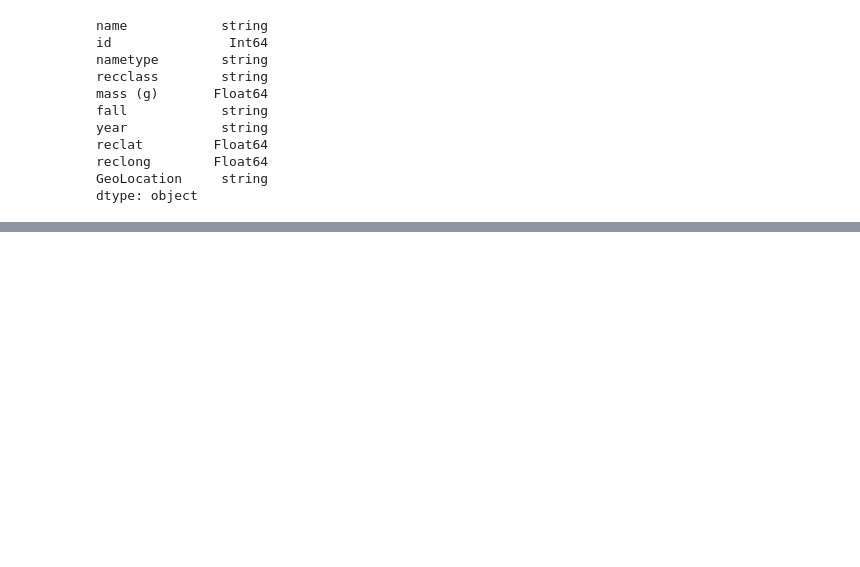
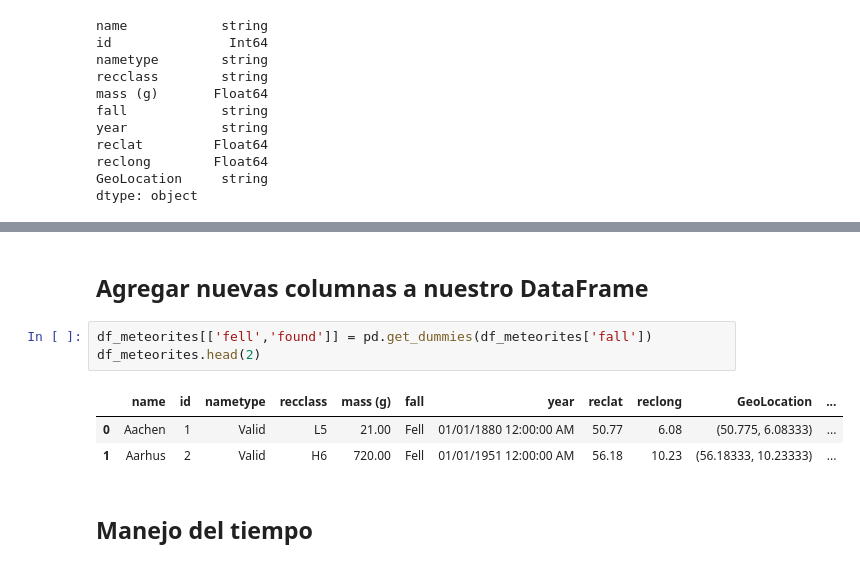
Before and after one commit to OscarABazanez/Manipulacion-y-Analisis-de-Datos-con-Pandas, a Jupyter notebook: [9]-tipo-de-variables-y-estructura.ipynb, the cells around one changed output, grey strips where cells are left out. Drawn from its saved outputs; the diff is of its cells as text; blank space fills up the shorter version.

Commit message:
Estructura del DataFrame

```diff
--- a/[9]-tipo-de-variables-y-estructura.ipynb
+++ b/[9]-tipo-de-variables-y-estructura.ipynb
@@ -103,0 +172,11 @@ dtype: object
+# %% [markdown]
+## Agregar nuevas columnas a nuestro DataFrame
+# %%
+df_meteorites[['fell','found']] = pd.get_dummies(df_meteorites['fall'])
+df_meteorites.head(2)
+# %% [output]
+|  | name | id | nametype | recclass | mass (g) | fall | year | reclat | reclong | GeoLocation | ... |
+| 0 | Aachen | 1 | Valid | L5 | 21.00 | Fell | 01/01/1880 12:00:00 AM | 50.77 | 6.08 | (50.775, 6.08333) | ... |
+| 1 | Aarhus | 2 | Valid | H6 | 720.00 | Fell | 01/01/1951 12:00:00 AM | 56.18 | 10.23 | (56.18333, 10.23333) | ... |
+# %% [markdown]
+## Manejo del tiempo
```
Also changed, not shown: parts of 15 cells of this notebook, 1 other file.
